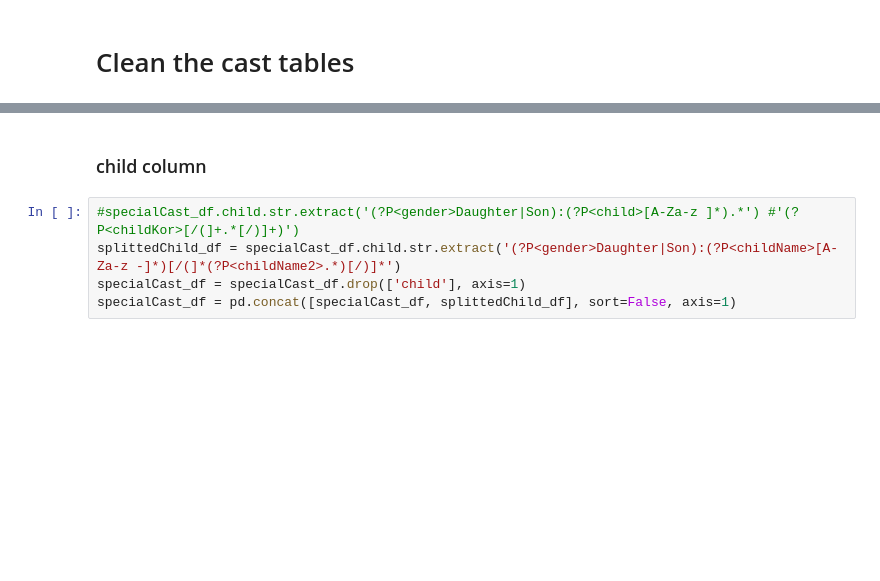
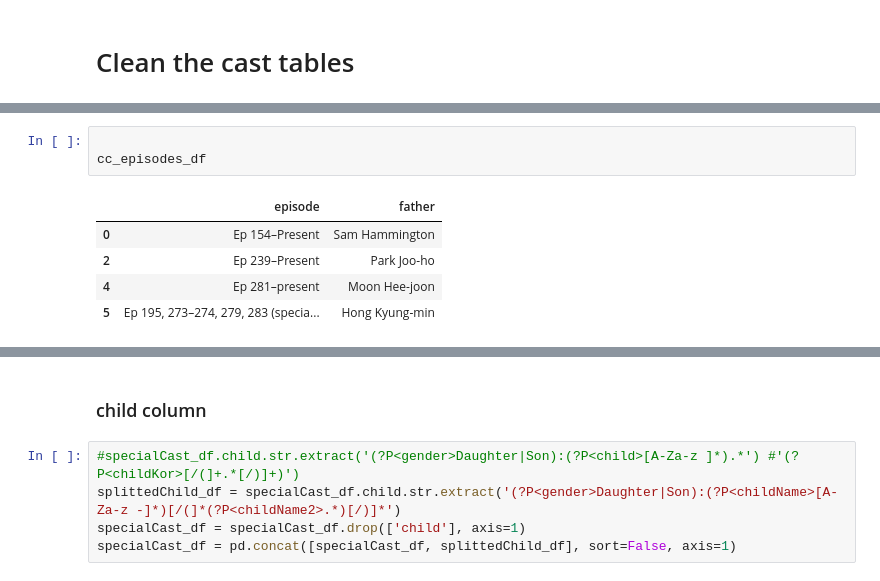
Before and after one commit to richdayandnight/the-return-of-superman, a Jupyter notebook: Scraping Cast of TRoS.ipynb, the cells around one changed output, grey strips where cells are left out. Drawn from its saved outputs; the diff is of its cells as text; blank space fills up the shorter version.

```diff
--- a/Scraping Cast of TRoS.ipynb
+++ b/Scraping Cast of TRoS.ipynb
@@ -241,0 +301,9 @@ specialCast_df.head()
+# %%
+
+cc_episodes_df
+# %% [output]
+|  | episode | father |
+| 0 | Ep 154–Present | Sam Hammington |
+| 2 | Ep 239–Present | Park Joo-ho |
+| 4 | Ep 281–present | Moon Hee-joon |
+| 5 | Ep 195, 273–274, 279, 283 (specia... | Hong Kyung-min |
```
Also changed, not shown: parts of 23 cells of this notebook.
